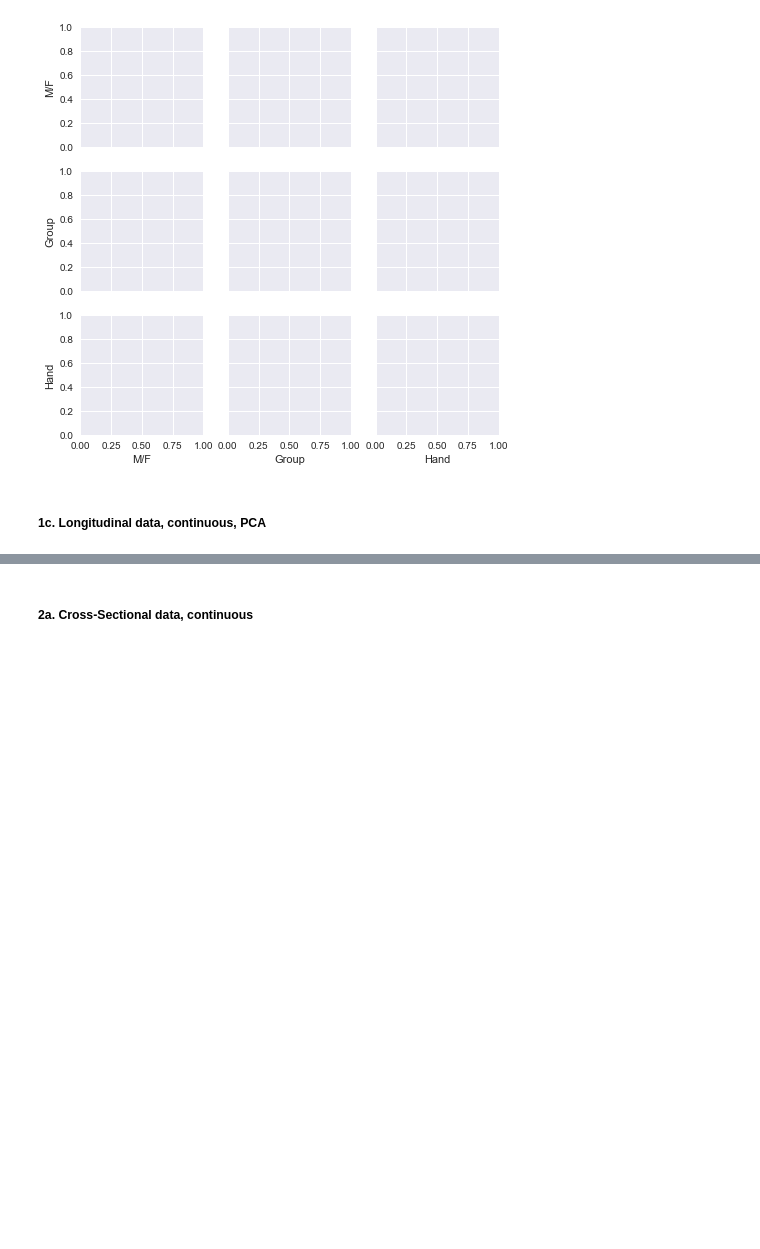
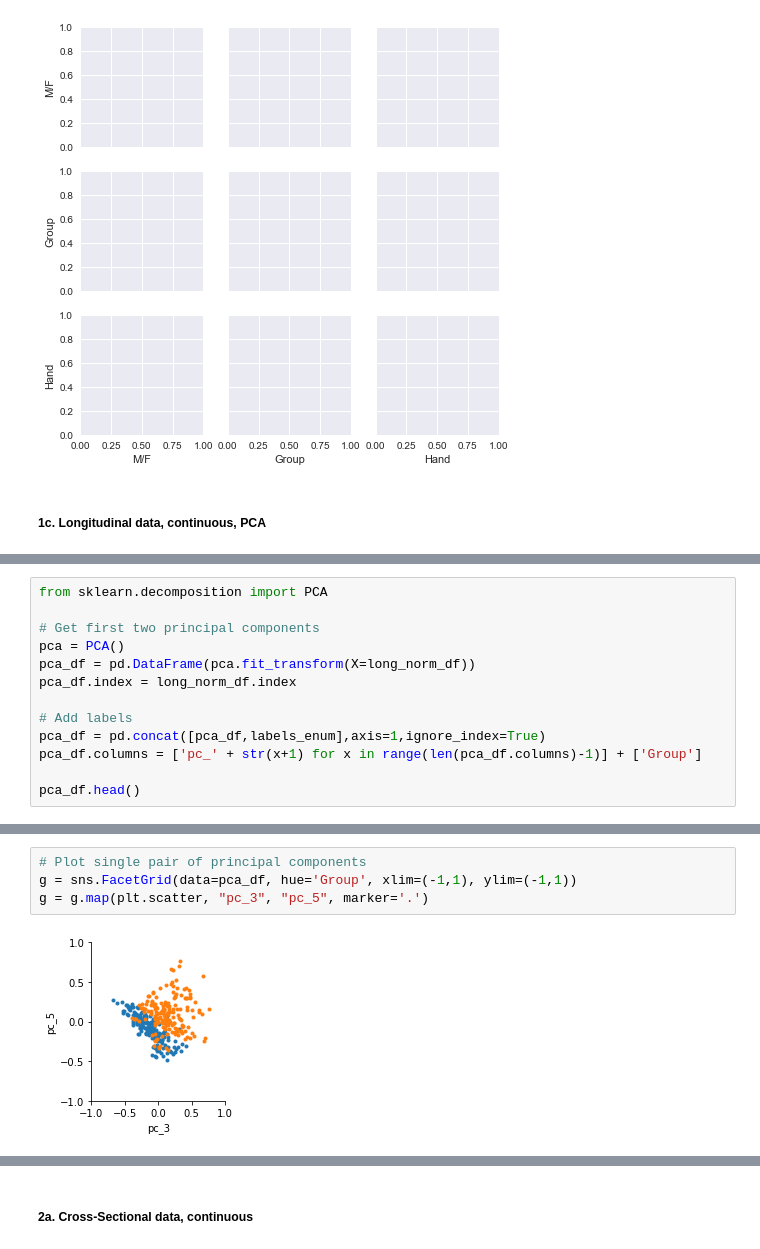
Before and after one commit to jlouie3/Conda_Notebooks, a Jupyter notebook: Projects/DementiaPrediction/1_Intro_and_Import.ipynb, the cells around one changed output, grey strips where cells are left out. Drawn from its saved outputs; the diff is of its cells as text; blank space fills up the shorter version.

```diff
--- a/Projects/DementiaPrediction/1_Intro_and_Import.ipynb
+++ b/Projects/DementiaPrediction/1_Intro_and_Import.ipynb
@@ -187,0 +184,13 @@ PCA.transform()
+# %%
+from sklearn.decomposition import PCA
+
+# Get first two principal components
+pca = PCA()
+pca_df = pd.DataFrame(pca.fit_transform(X=long_norm_df))
+pca_df.index = long_norm_df.index
+
+# Add labels
+pca_df = pd.concat([pca_df,labels_enum],axis=1,ignore_index=True)
+pca_df.columns = ['pc_' + str(x+1) for x in range(len(pca_df.columns)-1)] + ['Group']
+
+pca_df.head()
@@ -187,0 +205,6 @@ PCA.transform()
+# %%
+# Plot single pair of principal components
+g = sns.FacetGrid(data=pca_df, hue='Group', xlim=(-1,1), ylim=(-1,1))
+g = g.map(plt.scatter, "pc_3", "pc_5", marker='.')
+# %% [output]
+[figure, added]
```
Also changed, not shown: parts of 3 cells of this notebook.
